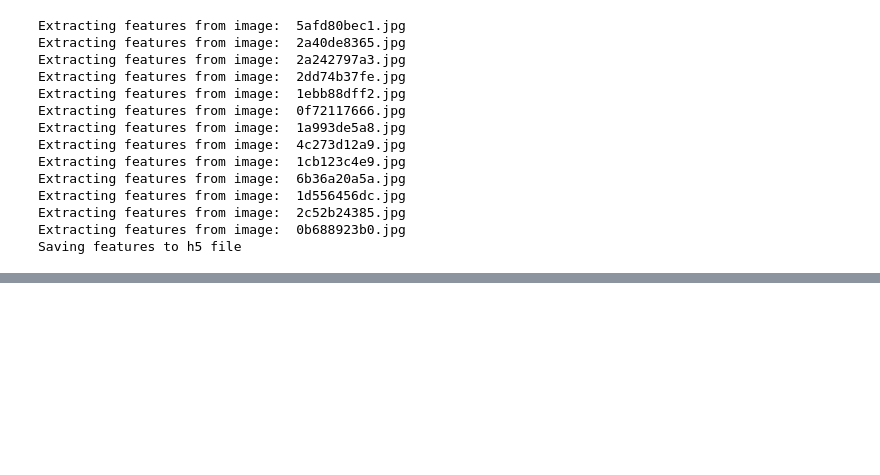
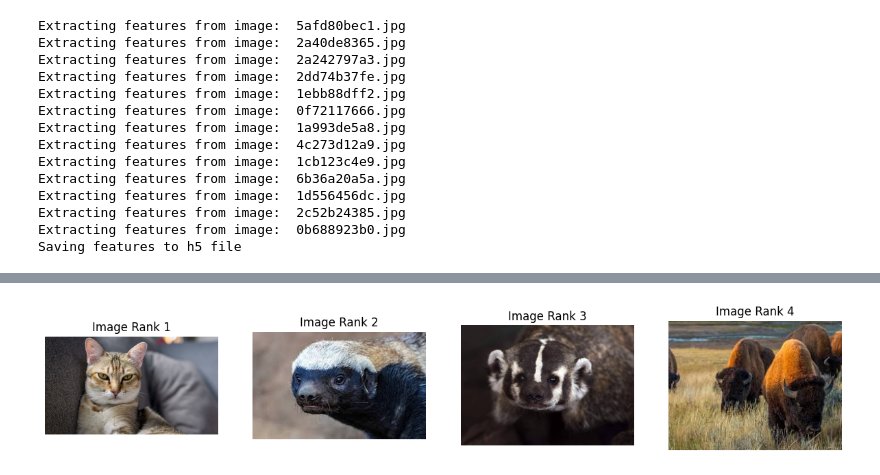
Before and after one commit to sudkc37/Image-Reterival-System, a Jupyter notebook: research/custom_model.ipynb, the cells around one changed output, grey strips where cells are left out. Drawn from its saved outputs; the diff is of its cells as text; code cells hidden in the pictures; blank space fills up the shorter version.

```diff
--- a/research/custom_model.ipynb
+++ b/research/custom_model.ipynb
@@ -93,0 +104,5 @@ Saving features to h5 file
+# %%
+h5f_file = h5py.File("CustomFeatures.h5", 'r')
+feats = h5f_file['dataset_1'][:]
+image_name = h5f_file['dataset_2'][:]
+h5f_file.close()
@@ -93,0 +135,17 @@ Saving features to h5 file
+# %%
+lists = [os.path.join(image_directory, image_name[index].decode('utf-8')) if isinstance(image_name[index], bytes) else os.path.join(image_directory, image_name[index])
+         for i, index in enumerate(rank_id[0:max_num_matches])]
+
+num_images = len(lists)
+fig, axes = plt.subplots(1, num_images, figsize=(15, 5))
+for i, image_path in enumerate(lists):
+    if os.path.exists(image_path):
+        img = mpimg.imread(image_path)
+        axes[i].imshow(img)
+        axes[i].axis('off')
+        axes[i].set_title(f"Image Rank {i+1}")
+    else:
+        print(f"File not found: {image_path}")
+plt.show()
+# %% [output]
+[figure, added]
```
Also changed, not shown: parts of 5 cells of this notebook, 5 other files.
